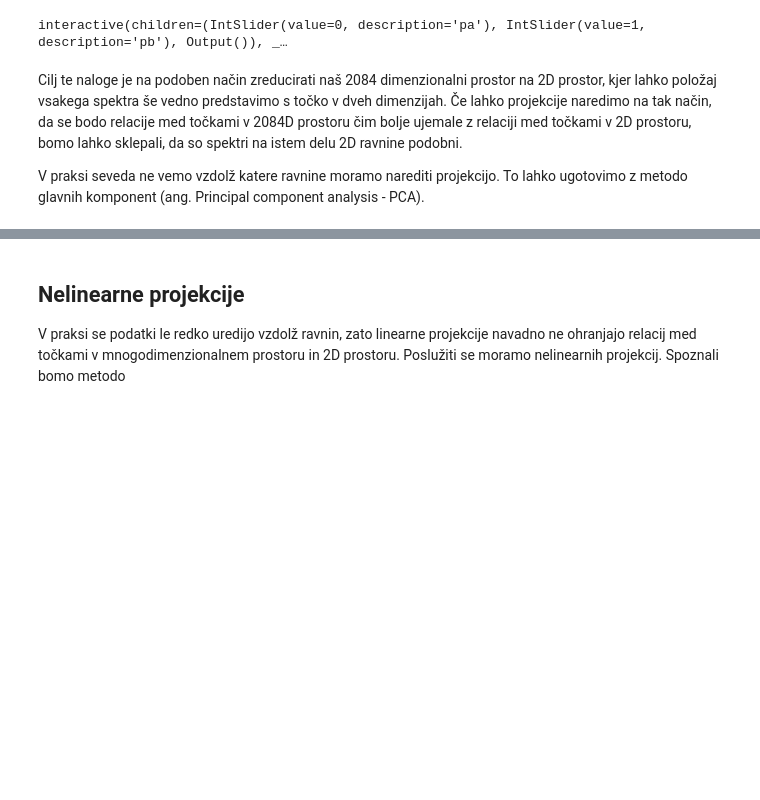
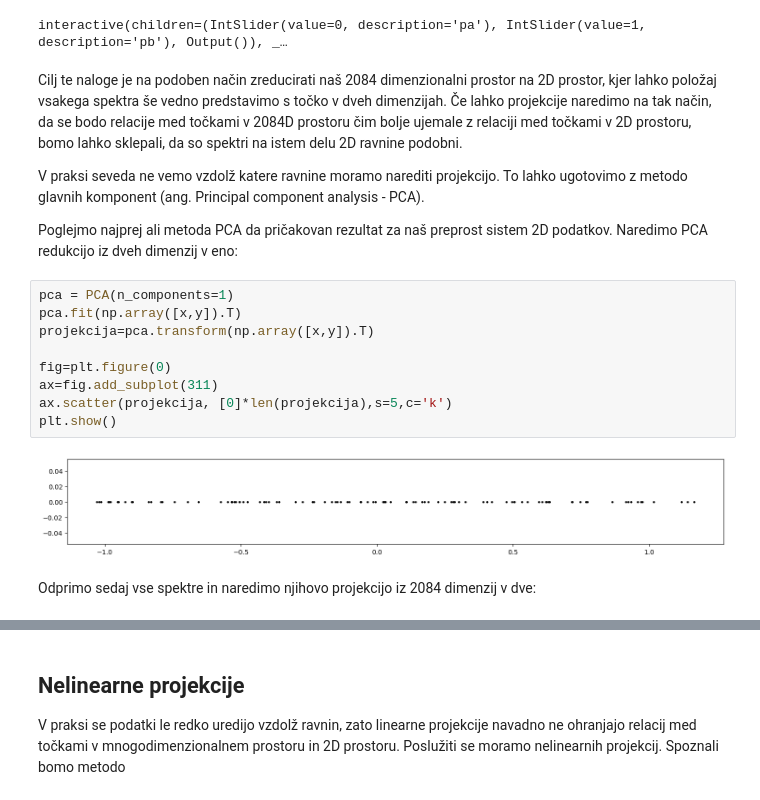
Before and after one commit to sheliak/klasifikacija_spektrov, a Jupyter notebook: klasifikacija.ipynb, the cells around one changed output, grey strips where cells are left out. Cells and saved outputs as stored; diff of their text form; blank space fills up the shorter version.

```diff
--- a/klasifikacija.ipynb
+++ b/klasifikacija.ipynb
@@ -236,3 +246,18 @@ interactive(children=(IntSlider(value=0, description='pa'), IntSlider(value=1, d
 Cilj te naloge je na podoben način zreducirati naš 2084 dimenzionalni prostor na 2D prostor, kjer lahko položaj vsakega spektra še vedno predstavimo s točko v dveh dimenzijah. Če lahko projekcije naredimo na tak način, da se bodo relacije med točkami v 2084D prostoru čim bolje ujemale z relaciji med točkami v 2D prostoru, bomo lahko sklepali, da so spektri na istem delu 2D ravnine podobni.
 
 V praksi seveda ne vemo vzdolž katere ravnine moramo narediti projekcijo. To lahko ugotovimo z metodo glavnih komponent (ang. Principal component analysis - PCA).
+
+Poglejmo najprej ali metoda PCA da pričakovan rezultat za naš preprost sistem 2D podatkov. Naredimo PCA redukcijo iz dveh dimenzij v eno:
+# %%
+pca = PCA(n_components=1)
+pca.fit(np.array([x,y]).T)
+projekcija=pca.transform(np.array([x,y]).T)
+
+fig=plt.figure(0)
+ax=fig.add_subplot(311)
+ax.scatter(projekcija, [0]*len(projekcija),s=5,c='k')
+plt.show()
+# %% [output]
+[figure, added]
+# %% [markdown]
+Odprimo sedaj vse spektre in naredimo njihovo projekcijo iz 2084 dimenzij v dve:
```
Also changed, not shown: parts of 7 cells of this notebook.
